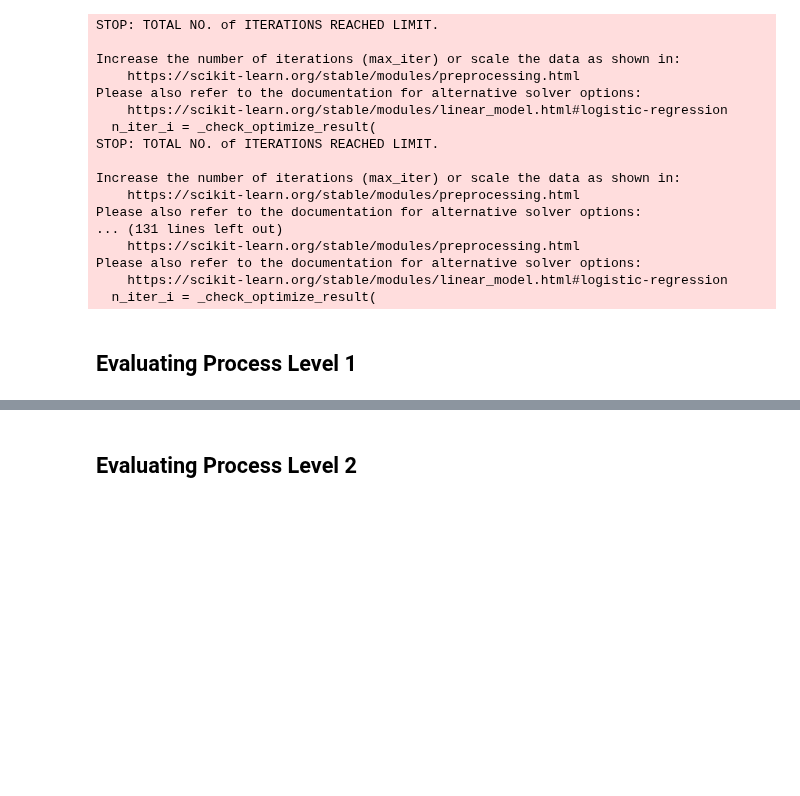
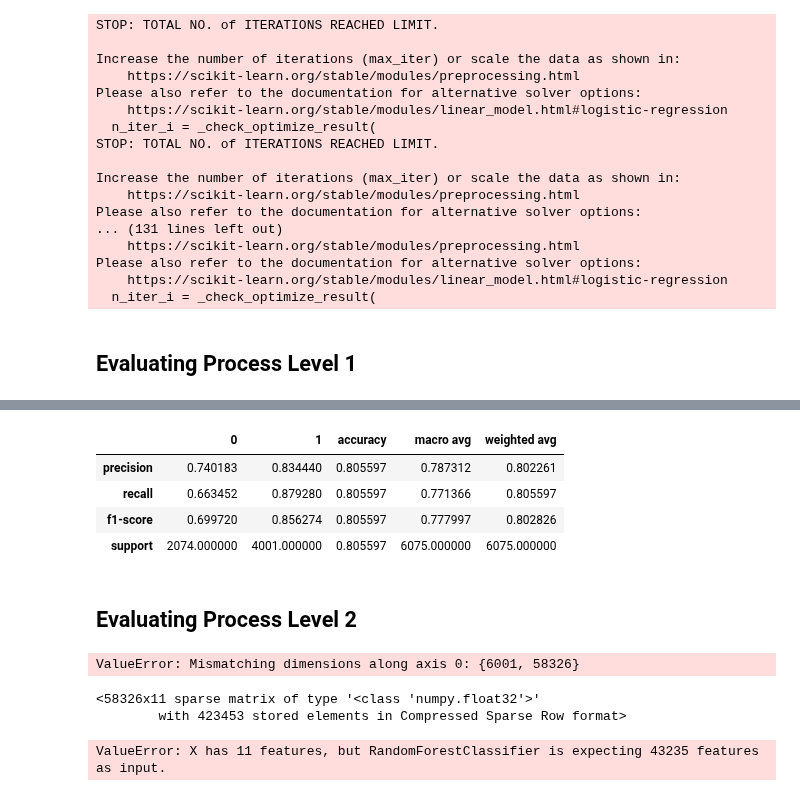
Before and after one commit to ElbazHaim/twitter_sarcasm_project, a Jupyter notebook: project.ipynb, the cells around one changed output, grey strips where cells are left out. Drawn from its saved outputs; the diff is of its cells as text; code cells hidden in the pictures; blank space fills up the shorter version.

```diff
--- a/project.ipynb
+++ b/project.ipynb
@@ -243,9 +262,15 @@ pd.DataFrame(classification_report(y_pred, y_test, output_dict=True))
 # %%
 model = LinearSVC(C=0.5,
                 class_weight="balanced",
                 random_state=99101)
-model.fit(X_train, y_train)
+model.fit(X, y)
 y_pred = model.predict(X_pred)
 pd.DataFrame(classification_report(y_pred, y_test, output_dict=True))
+# %% [output]
+|  | 0 | 1 | accuracy | macro avg | weighted avg |
+| precision | 0.740183 | 0.834440 | 0.805597 | 0.787312 | 0.802261 |
+| recall | 0.663452 | 0.879280 | 0.805597 | 0.771366 | 0.805597 |
+| f1-score | 0.699720 | 0.856274 | 0.805597 | 0.777997 | 0.802826 |
+| support | 2074.000000 | 4001.000000 | 0.805597 | 6075.000000 | 6075.000000 |
 # %% [markdown]
 ## Evaluating Process Level 2
@@ -252,12 +302,50 @@ pd.DataFrame(classification_report(y_pred, y_test, output_dict=True))
+# %%
+X = hstack([tf_idf_results, training_data_level_2])
+y = training_data["class"]
+
+new_columns = pd.DataFrame(columns=["neg", "neu", "pos", "compound", 'Stopwords', 'Nouns', 'Verbs', 'Adverbs', 'Adjectives', 'Pronouns', "length"])
+testing_data = test_data.join(new_columns)
+
+for index, row in testing_data.iterrows():
+    tweet = row[0]
+
+    scores = SentimentIntensityAnalyzer().polarity_scores(tweet)
+
+    for sentiment, score in scores.items():
+        testing_data.loc[index, sentiment] = score
+
+    syntax_counts = count_syntactic_features(tweet)
+    for syntax, count in syntax_counts.items():
+        testing_data.loc[index, syntax] = count
+
+    testing_data.loc[index, "length"] = len(tweet)
+
+testing_data = testing_data.drop_duplicates()
+testing_data = testing_data.reset_index(drop=True)
+
+processed_columns = testing_data.columns
+processed_testing_data = testing_data.copy()
+tf_idf_results = vectorizer.transform(testing_data["tweets"])
+processed_testing_data.drop(columns=["tweets", "class"], inplace=True)
+X_pred = hstack([X_pred, csr_matrix(processed_training_data.to_numpy(dtype=np.float32))])
+# %% [output]
+ValueError: Mismatching dimensions along axis 0: {6001, 58326}
+# %%
+X_pred
+# %% [output]
+<58326x11 sparse matrix of type '<class 'numpy.float32'>'
+        with 423453 stored elements in Compressed Sparse Row format>
 # %%
 model = RandomForestClassifier(class_weight="balanced",
                                min_samples_leaf=1,
                                n_estimators=15,
                                n_jobs=7,
                                random_state=99101)
-model.fit(X_train, y_train)
+model.fit(X, y)
 y_pred = model.predict(X_pred)
 pd.DataFrame(classification_report(y_pred, y_test, output_dict=True))
+# %% [output]
+ValueError: X has 11 features, but RandomForestClassifier is expecting 43235 features as input.
 # %%
 model = LogisticRegression(class_weight=None,
                             max_iter=125,
```
Also changed, not shown: parts of 5 cells of this notebook.
